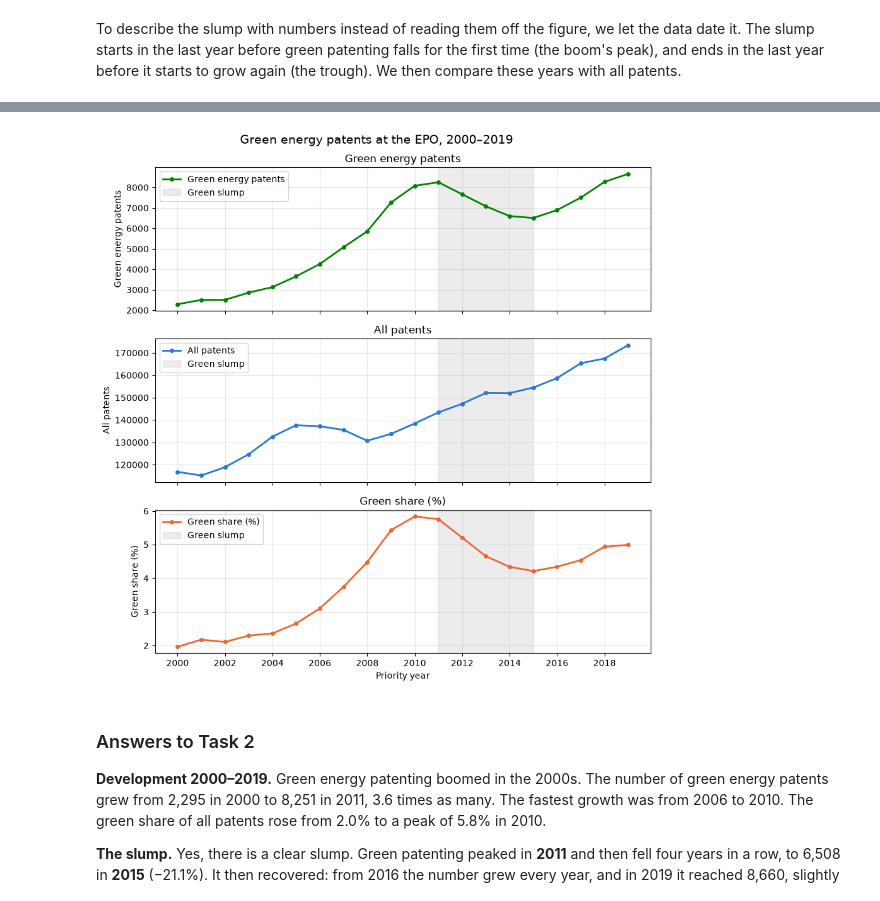
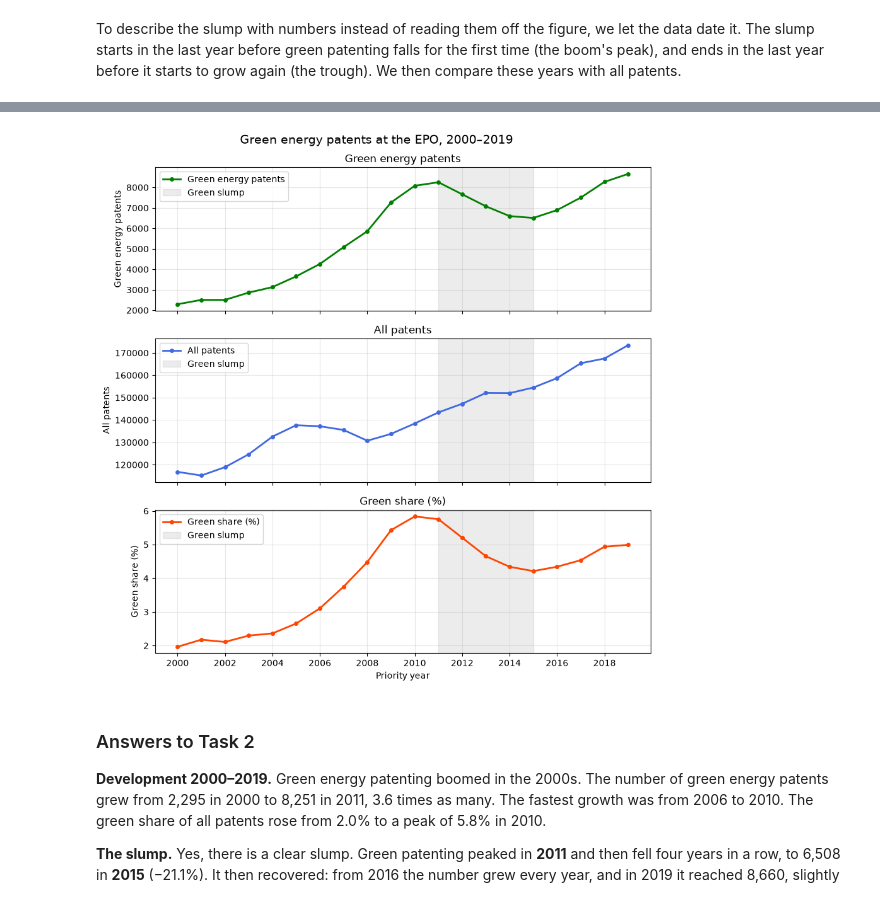
Before and after one commit to mariushempedersen/TECH-2-group-term-paper, a Jupyter notebook: term_paper-MHP-C.ipynb, the cells around one changed output, grey strips where cells are left out. Drawn from its saved outputs; the diff is of its cells as text; code cells hidden in the pictures.

```diff
--- a/term_paper-MHP-C.ipynb
+++ b/term_paper-MHP-C.ipynb
@@ -123,9 +111,10 @@ def read_sample(path, first_year, last_year, chunksize=CHUNKSIZE):
 # %%
-def read_y02e_codes(path, sample_ids, chunksize=CHUNKSIZE):
+def read_y02e_codes(path, sample_ids):
     """Read the Y02E codes of the applications in the sample.
 
-    Only about 0.6% of the 35.6M rows are Y02E codes, so each chunk is filtered
-    on the code prefix before anything is kept.
+    The CPC file has one row per CPC code. Only about 0.6% of the 35.6M rows
+    are Y02E codes, so we keep the rows whose code starts with ``'Y02E'`` and
+    whose application is in the sample.
 
     Parameters
     ----------
@@ -133,8 +122,6 @@ def read_y02e_codes(path, sample_ids, chunksize=CHUNKSIZE):
         Path to the CPC file.
     sample_ids : pandas.Series
         ``appln_id`` of the applications in the sample.
-    chunksize : int, optional
-        Number of rows read at a time.
 
     Returns
     -------
@@ -142,17 +129,8 @@ def read_y02e_codes(path, sample_ids, chunksize=CHUNKSIZE):
         Columns ``appln_id`` and ``CPC_Class``, one row per Y02E code of a
         patent in the sample.
     """
-    parts = []
-    with pd.read_csv(
-        path,
-        sep='|',
-        usecols=['appln_id', 'CPC_Class'],
-        dtype={'appln_id': 'int32', 'CPC_Class': 'str'},
-        chunksize=chunksize,
-    ) as reader:
-        for chunk in reader:
-            parts.append(chunk.loc[chunk['CPC_Class'].str.startswith('Y02E')])
-    codes = pd.concat(parts, ignore_index=True)
-    # Filtering on the sample is cheap now that only ~200k rows are left
-    return codes.loc[codes['appln_id'].isin(sample_ids)].reset_index(drop=True)
+    cpc = pd.read_csv(path, sep='|')
+    is_y02e = cpc['CPC_Class'].str.startswith('Y02E')
+    in_sample = cpc['appln_id'].isin(sample_ids)
+    return cpc.loc[is_y02e & in_sample].reset_index(drop=True)
 # %%
@@ -481,26 +438,26 @@ key.round(1)
 | Green share (%) | 2.0 | 5.8 | 4.2 | 5.0 | -26.8 | 18.5 |
 # %%
 fig, axes = plt.subplots(3, 1, figsize=(9, 9), sharex=True)
-panel_colors = ['#008300', '#2a78d6', '#eb6834']
+panel_colors = ['green', 'royalblue', 'orangered']
 
 for ax, column, color in zip(axes, yearly.columns, panel_colors):
     ax.plot(
         yearly.index, yearly[column], color=color, lw=2, marker='o', ms=4, label=column
     )
     # Shade the slump (from the peak to the trough of green patenting) in every panel
     ax.axvspan(slump_start, slump_end, color='grey', alpha=0.15, label='Green slump')
     ax.set_ylabel(column)
     ax.set_title(column)
     ax.grid(alpha=0.3)
     ax.legend(loc='upper left')
 
 axes[-1].set_xlabel('Priority year')
 axes[-1].set_xticks(yearly.index[::2])
 fig.suptitle('Green energy patents at the EPO, 2000–2019', fontsize=14)
 fig.tight_layout()
 plt.show()
 # %% [output]
-[figure, old version]
+[figure, new version]
 # %% [markdown]
 ### Answers to Task 2
 
```
Also changed, not shown: parts of 13 cells of this notebook.
